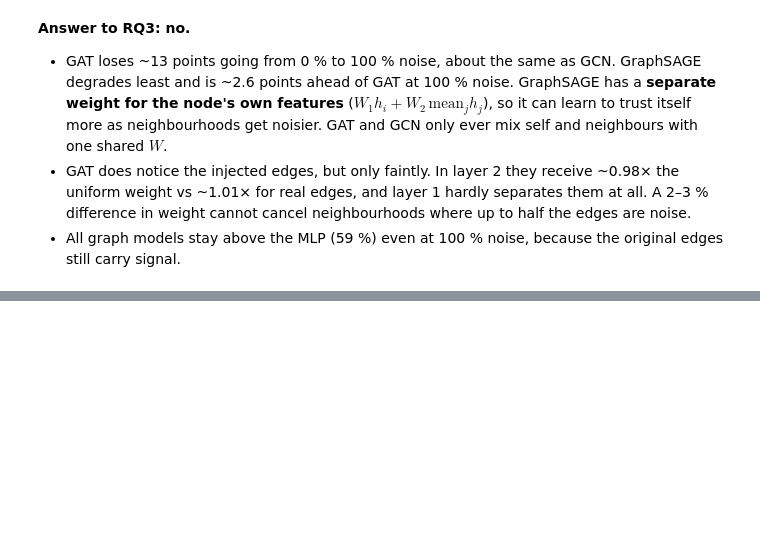
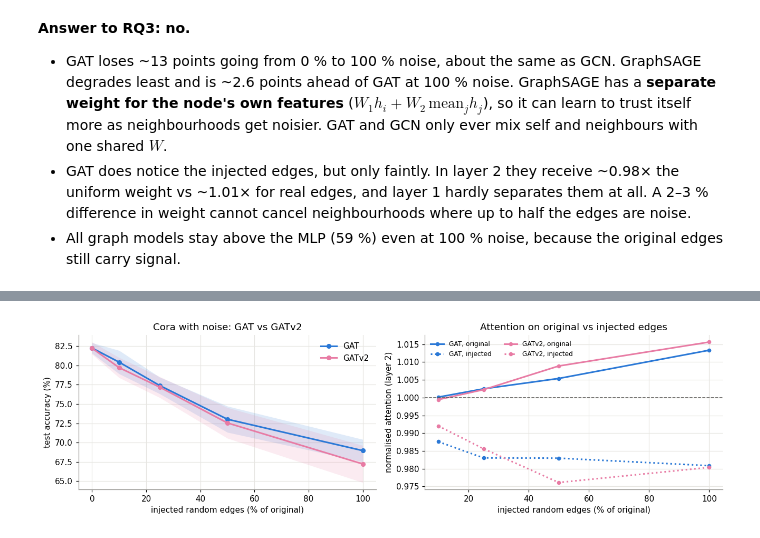
Before and after one commit to YashDolorase/cs545-gat, a Jupyter notebook: GAT_Project.ipynb, the cells around one changed output, grey strips where cells are left out. Drawn from its saved outputs; the diff is of its cells as text; code cells hidden in the pictures; blank space fills up the shorter version.

```diff
--- a/GAT_Project.ipynb
+++ b/GAT_Project.ipynb
@@ -499,0 +684,22 @@ display(t)
+# %%
+e3v = e3[e3.model.isin(["GAT", "GATv2"])]
+fig, axes = plt.subplots(1, 2, figsize=(12, 3.6))
+ax = axes[0]
+for m in ["GAT", "GATv2"]:
+    a = e3v[e3v.model == m].groupby("noise").test_acc.agg(["mean", "std"]) * 100; xs = 100 * a.index.values
+    ax.plot(xs, a["mean"], marker="o", ms=5, color=COL[m], label=m)
+    ax.fill_between(xs, a["mean"] - a["std"], a["mean"] + a["std"], color=COL[m], alpha=.15, linewidth=0)
+ax.set_xlabel("injected random edges (% of original)"); ax.set_ylabel("test accuracy (%)"); ax.legend()
+ax.set_title("Cora with noise: GAT vs GATv2")
+ax = axes[1]
+for m in ["GAT", "GATv2"]:
+    g = e3v[(e3v.model == m) & (e3v.noise > 0)].groupby("noise")
+    for kind, ls in [("original", "-"), ("injected", ":")]:
+        ax.plot(100 * g[f"L2_att_{kind}"].mean().index, g[f"L2_att_{kind}"].mean(), ls=ls, marker="o", ms=4,
+                color=COL[m], label=f"{m}, {kind}")
+ax.axhline(1, color="#52514e", lw=1, ls="--"); ax.legend(fontsize=8, ncol=2)
+ax.set_xlabel("injected random edges (% of original)"); ax.set_ylabel("normalised attention (layer 2)")
+ax.set_title("Attention on original vs injected edges")
+plt.tight_layout(); plt.show()
+# %% [output]
+[figure, added]
```
Also changed, not shown: parts of 30 cells of this notebook, 12 other files.
